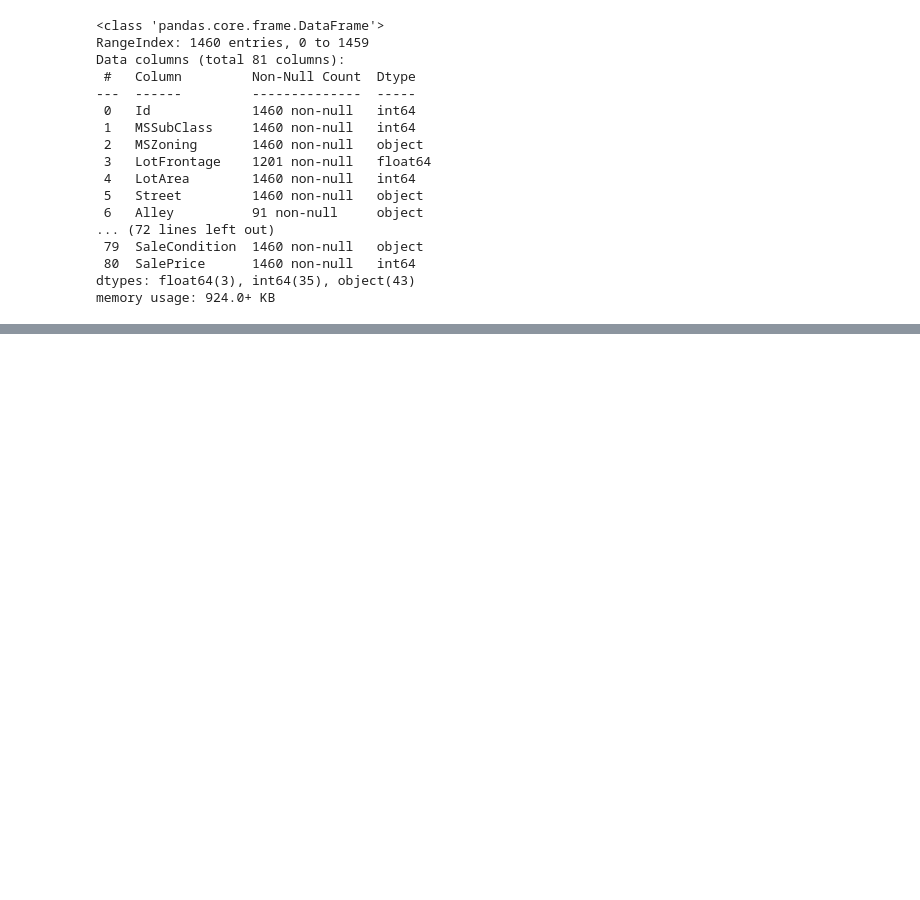
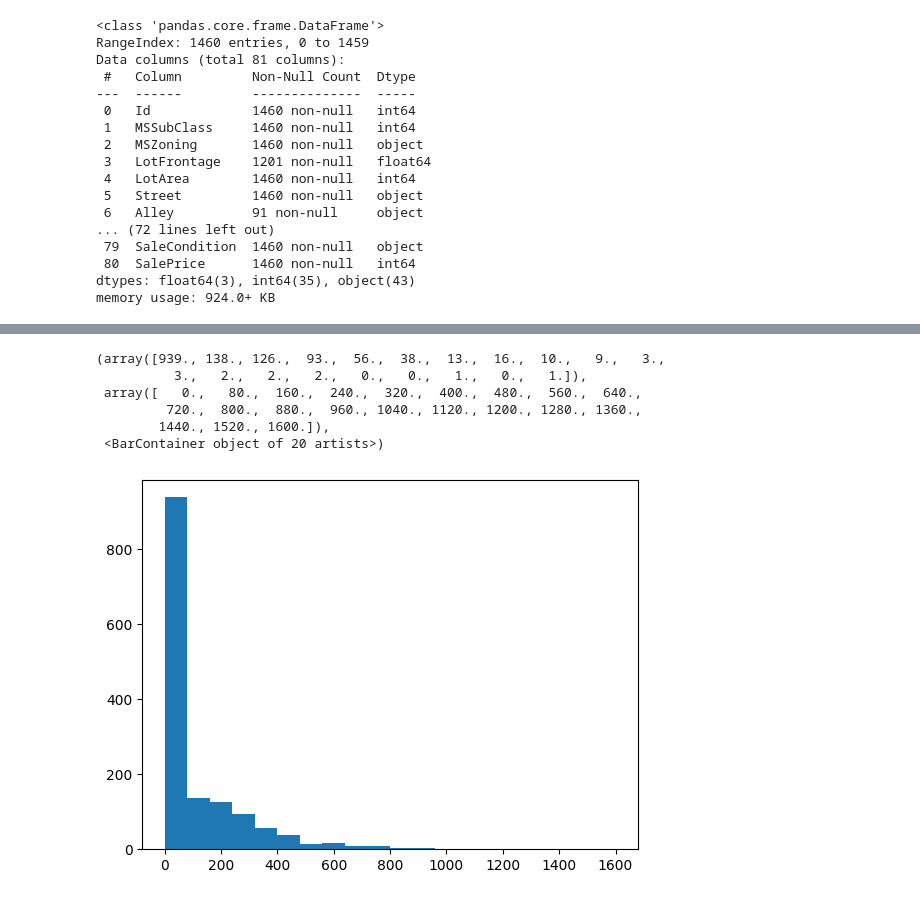
Before and after one commit to AlekseyNesterenko/Data-collection-and-markup, a Jupyter notebook: Lesson 8/homework8.ipynb, the cells around one changed output, grey strips where cells are left out. Cells and saved outputs as stored; diff of their text form; code cells hidden in the pictures; blank space fills up the shorter version.

```diff
--- a/Lesson 8/homework8.ipynb
+++ b/Lesson 8/homework8.ipynb
@@ -59,0 +86,2 @@ memory usage: 924.0+ KB
+# %%
+df['LotFrontage'] = df['LotFrontage'].fillna(0)
@@ -59,0 +90,2 @@ memory usage: 924.0+ KB
+# %%
+df = df.drop(columns=['Alley', 'FireplaceQu', 'PoolQC', 'Fence', 'MiscFeature'])
@@ -59,0 +125,10 @@ memory usage: 924.0+ KB
+# %%
+plt.hist(df['MasVnrArea'], bins=20)
+# %% [output]
+(array([939., 138., 126.,  93.,  56.,  38.,  13.,  16.,  10.,   9.,   3.,
+          3.,   2.,   2.,   2.,   0.,   0.,   1.,   0.,   1.]),
+ array([   0.,   80.,  160.,  240.,  320.,  400.,  480.,  560.,  640.,
+         720.,  800.,  880.,  960., 1040., 1120., 1200., 1280., 1360.,
+        1440., 1520., 1600.]),
+ <BarContainer object of 20 artists>)
+[figure, added]
```
Also changed, not shown: parts of 34 cells of this notebook, 1 other file.
